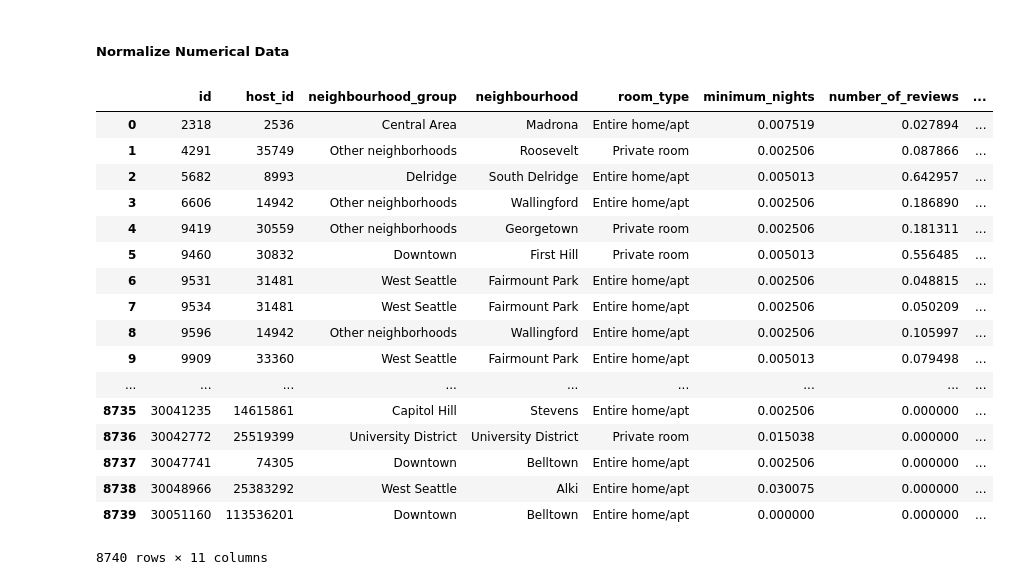
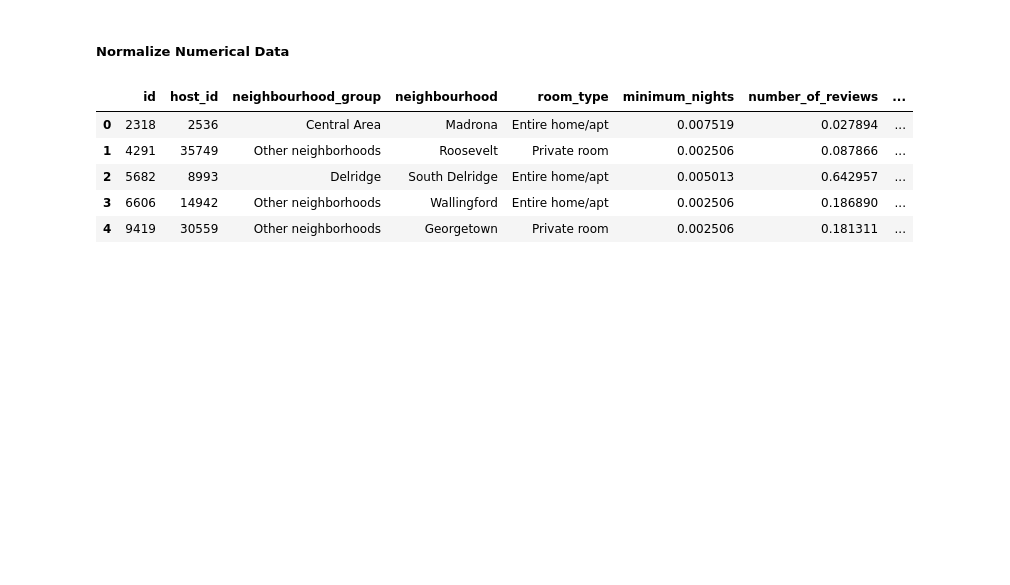
Before and after one commit to SimplifyData/Predict-Airbnb-Prices-in-Seattle, a Jupyter notebook: seattle_airbnb.ipynb, the cells around one changed output. Cells and saved outputs as stored; diff of their text form; code cells hidden in the pictures; blank space fills up the shorter version.

```diff
--- a/seattle_airbnb.ipynb
+++ b/seattle_airbnb.ipynb
@@ -1021,23 +1021,11 @@ features_normalized = features_raw.copy(deep = True)
 features_normalized[numerical] = scaler.fit_transform(features_raw[numerical])
 # %%
 # Show an example of a record with scaling applied
-features_normalized
+features_normalized.head()
 # %% [output]
 |  | id | host_id | neighbourhood_group | neighbourhood | room_type | minimum_nights | number_of_reviews | ... |
 | 0 | 2318 | 2536 | Central Area | Madrona | Entire home/apt | 0.007519 | 0.027894 | ... |
 | 1 | 4291 | 35749 | Other neighborhoods | Roosevelt | Private room | 0.002506 | 0.087866 | ... |
 | 2 | 5682 | 8993 | Delridge | South Delridge | Entire home/apt | 0.005013 | 0.642957 | ... |
 | 3 | 6606 | 14942 | Other neighborhoods | Wallingford | Entire home/apt | 0.002506 | 0.186890 | ... |
 | 4 | 9419 | 30559 | Other neighborhoods | Georgetown | Private room | 0.002506 | 0.181311 | ... |
-| 5 | 9460 | 30832 | Downtown | First Hill | Private room | 0.005013 | 0.556485 | ... |
-| 6 | 9531 | 31481 | West Seattle | Fairmount Park | Entire home/apt | 0.002506 | 0.048815 | ... |
-| 7 | 9534 | 31481 | West Seattle | Fairmount Park | Entire home/apt | 0.002506 | 0.050209 | ... |
-| 8 | 9596 | 14942 | Other neighborhoods | Wallingford | Entire home/apt | 0.002506 | 0.105997 | ... |
-| 9 | 9909 | 33360 | West Seattle | Fairmount Park | Entire home/apt | 0.005013 | 0.079498 | ... |
-| ... | ... | ... | ... | ... | ... | ... | ... | ... |
-| 8735 | 30041235 | 14615861 | Capitol Hill | Stevens | Entire home/apt | 0.002506 | 0.000000 | ... |
-| 8736 | 30042772 | 25519399 | University District | University District | Private room | 0.015038 | 0.000000 | ... |
-| 8737 | 30047741 | 74305 | Downtown | Belltown | Entire home/apt | 0.002506 | 0.000000 | ... |
-| 8738 | 30048966 | 25383292 | West Seattle | Alki | Entire home/apt | 0.030075 | 0.000000 | ... |
-| 8739 | 30051160 | 113536201 | Downtown | Belltown | Entire home/apt | 0.000000 | 0.000000 | ... |
-8740 rows × 11 columns
```
